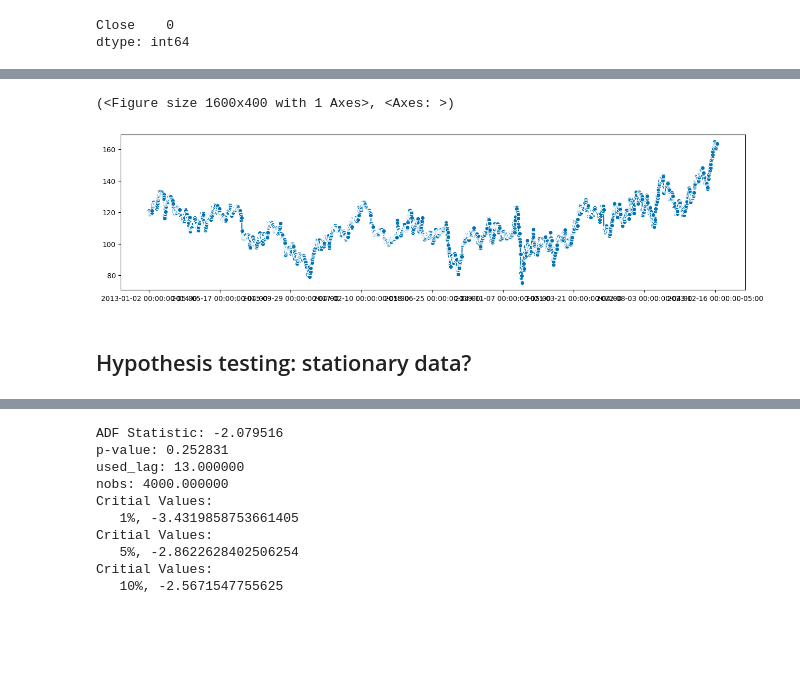
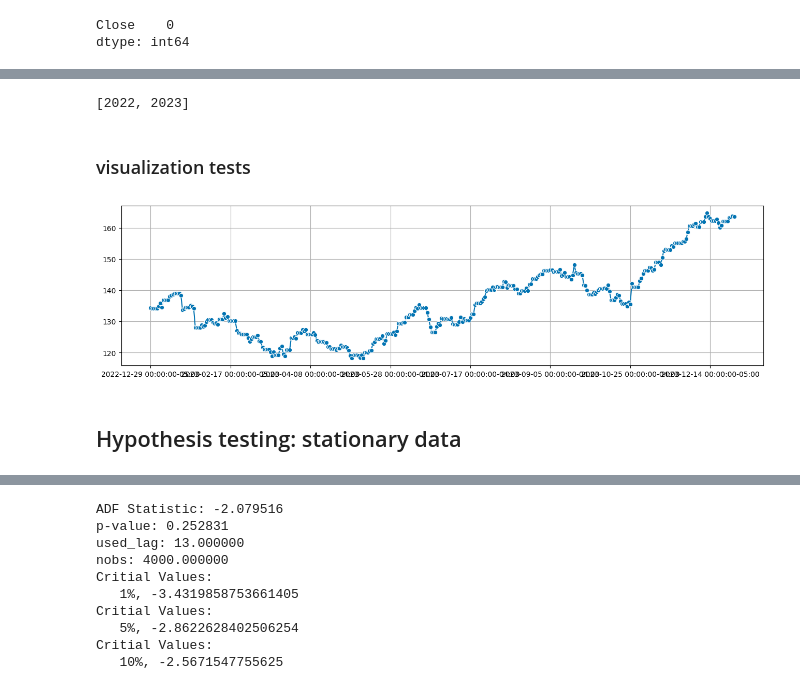
Before and after one commit to aferrers/stockpriceprediction, a Jupyter notebook: notebooks/notebook1.ipynb, the cells around one changed output, grey strips where cells are left out. Drawn from its saved outputs; the diff is of its cells as text; code cells hidden in the pictures; blank space fills up the shorter version.

```diff
--- a/notebooks/notebook1.ipynb
+++ b/notebooks/notebook1.ipynb
@@ -33,3 +42,5 @@ df_ibm = pd.DataFrame(dfs['IBM']['Close'])
+# %%
+df_ibm_close = pd.DataFrame(dfs['IBM']['Close'])
 # %%
 #df_ibm = df_ibm.set_index('Date', inplace=False)
 #df_ibm.columns = df_ibm.columns.droplevel(0)
@@ -56,6 +85,6 @@ df_ibm
 # %%
 # Create a complete date range for the period covered by the data
-complete_dates = pd.date_range(start=df_ibm.index.min(), end=df_ibm.index.max())
+complete_dates = pd.date_range(start=df_ibm_close.index.min(), end=df_ibm_close.index.max())
 complete_dates
 # %% [output]
 DatetimeIndex(['2013-01-02 00:00:00-05:00', '2013-01-03 00:00:00-05:00',
@@ -105,9 +134,9 @@ missing_counts
 # %%
-# forward fill NAs, tbd
+#filled_nas = missing_counts.fillna(method='ffill', inplace=False)
+# remove hour from formatting?
 
-#filled_nas = missing_counts.fillna(method='ffill', inplace=False)
-filled_nas = merged_df.ffill(inplace=False)
-filled_nas.isna().sum()
+clean_ibm = merged_df.ffill(inplace=False)
+clean_ibm.isna().sum()
 # %% [output]
 Close    0
 dtype: int64
@@ -121,0 +148,9 @@ plot_series(df_ibm)
+# %%
+max_date = clean_ibm.index.max()
+time_days = pd.Timedelta(days=365)
+start_time_range = max_date - time_range
+
+clean_ibm_filtered = clean_ibm[clean_ibm.index >= start_time_range]
+
+#clean_ibm_filtered = clean_ibm.iloc[3648:4013]
+clean_ibm_filtered.shape
@@ -122,10 +196,34 @@ plot_series(df_ibm)
+# %%
+# filter data test
+unique_years = clean_ibm_filtered.index.year.unique().tolist()
+print(unique_years)
+# %% [output]
+[2022, 2023]
+# %% [markdown]
+### visualization tests
 # %%
+# time to be fixed, shwoign 1970 instead of 2022. ISO DATES?
+#https://matplotlib.org/stable/gallery/text_labels_and_annotations/date.html
+
+import datetime
+import matplotlib.ticker as ticker
+import matplotlib.dates as mdates
+import matplotlib.cbook as cbook
 from sktime.utils.plotting import plot_series
 
-# plotting for visualization
-plot_series(filled_nas)
+fig, ax = plot_series(clean_ibm_filtered)
+
+#date_fmt = mdates.DateFormatter('%Y-%m')
+#date_fmt = mdates.DateFormatter('%Y-%m', mdates.iso_date)
+#ax.xaxis.set_major_formatter(date_fmt)
+
+#ax.xaxis.set_major_locator(mdates.MonthLocator(bymonth=(1, 7)))
+#ax.xaxis.set_minor_locator(mdates.MonthLocator())
+#ax.xaxis.set_major_formatter(mdates.DateFormatter('%Y-%b'))
+ax.grid(True)
+
+plt.show()
 # %% [output]
-(<Figure size 1600x400 with 1 Axes>, <Axes: >)
-[figure, old version]
+[figure, new version]
 # %% [markdown]
-## Hypothesis testing: stationary data?
+## Hypothesis testing: stationary data
```
Also changed, not shown: parts of 55 cells of this notebook, 6 other files.
